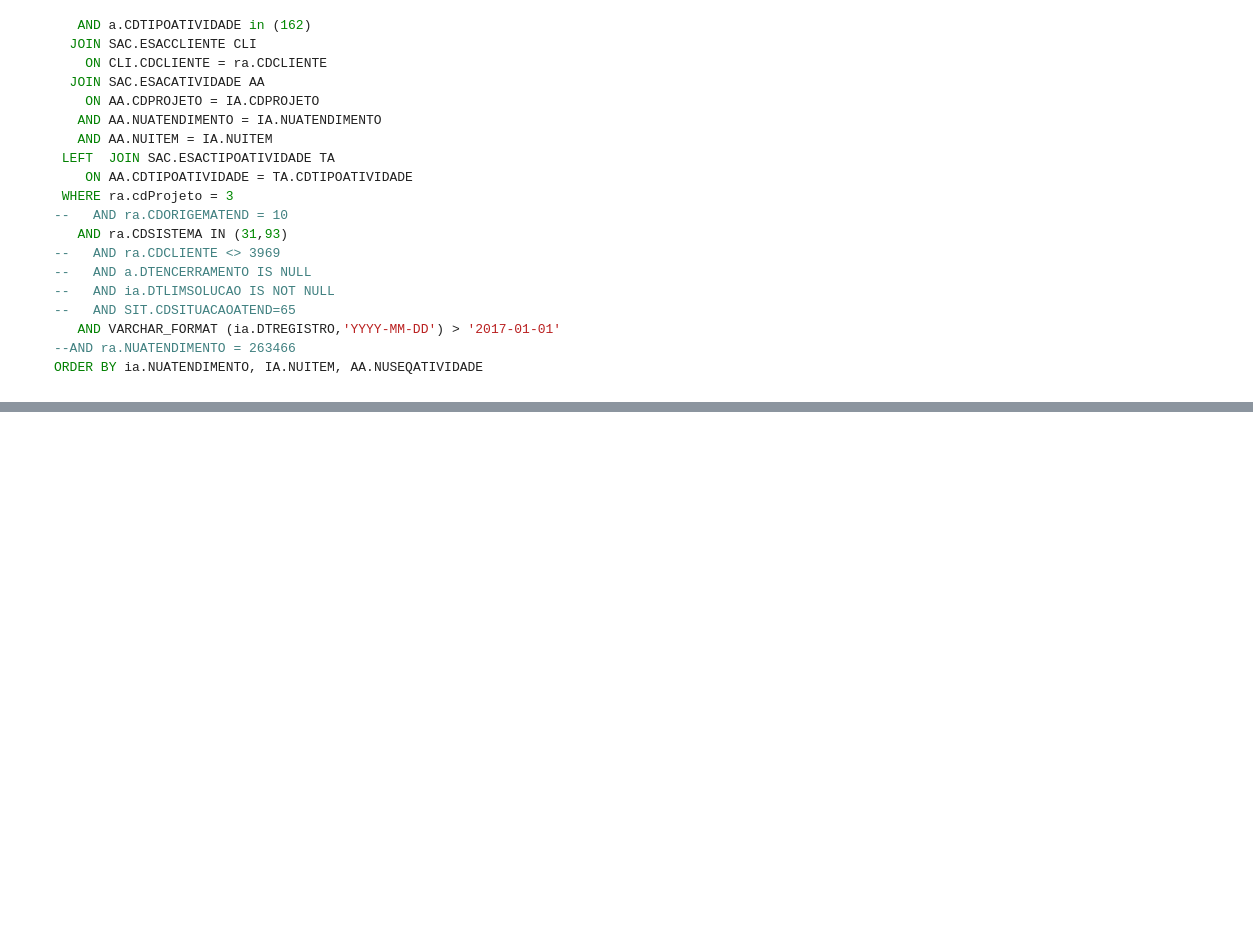
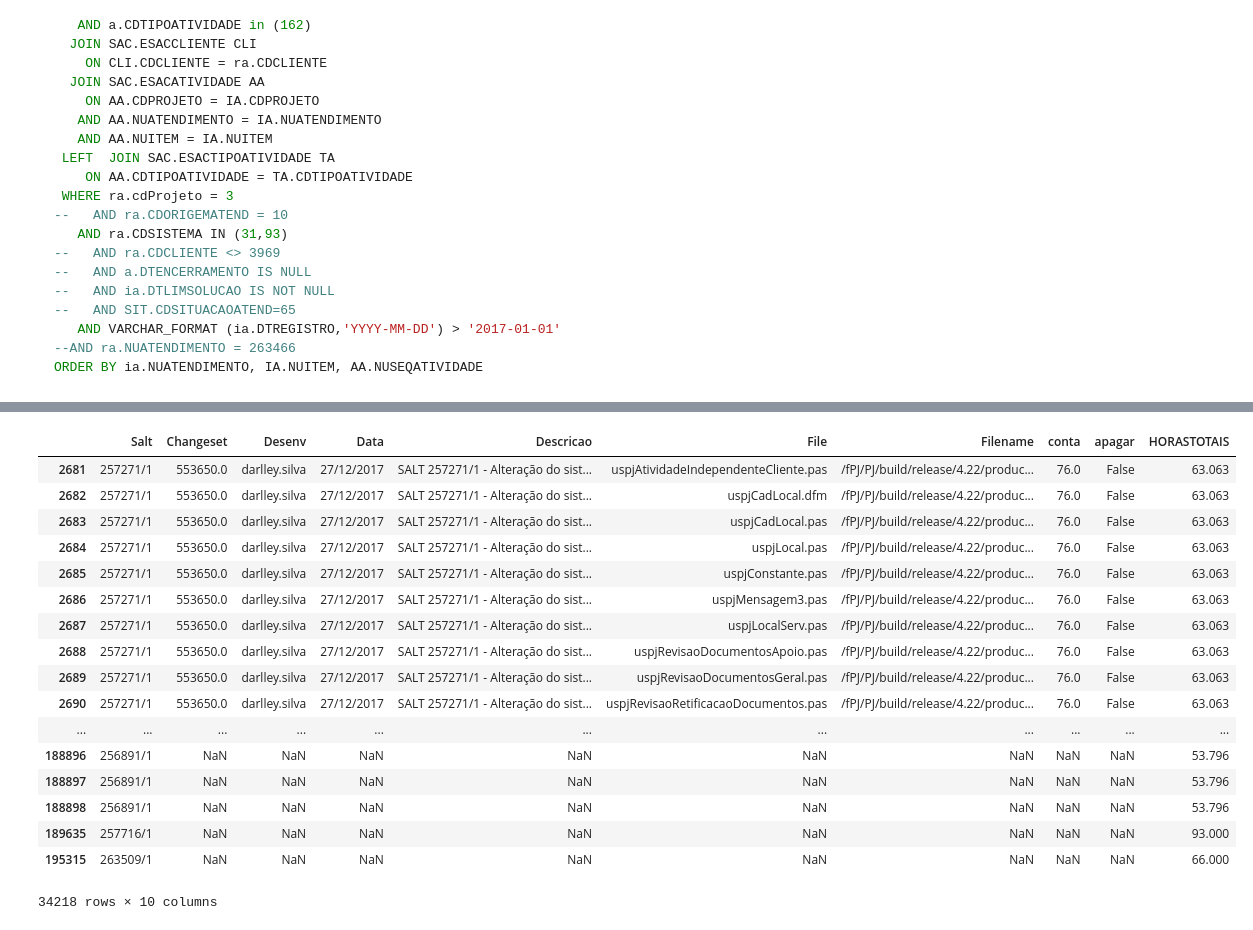
Before and after one commit to wilianselzlein/Metricas, a Jupyter notebook: Changesets.ipynb, the cells around one changed output, grey strips where cells are left out. Drawn from its saved outputs; the diff is of its cells as text; code cells hidden in the pictures; blank space fills up the shorter version.

```diff
--- a/Changesets.ipynb
+++ b/Changesets.ipynb
@@ -633 +338,7 @@ dfChangesets
+# %%
+Salts_counts = dfChangesets.Salt.value_counts()
+#Salts_uniques = dfChangesets.Salt.unique()#.to_frame()
+
+dfChangesets['conta'] = dfChangesets.Salt.apply(lambda y: 1 if y not in Salts_counts else Salts_counts[y])
+dfChangesets['apagar'] = dfChangesets.conta.apply(lambda y: True if y>1050 else False)
 # %%
@@ -636,0 +348,2 @@ dfChangesets.query('horas > 0')
+# %%
+dfChangesets = dfChangesets[dfChangesets.apagar == False]
@@ -636,0 +374,2 @@ dfChangesets.query('horas > 0')
+# %%
+dfChangesets['conta'] = dfChangesets.groupby('Salt')['Salt'].count()
@@ -637,3 +417,27 @@ dfChangesets.query('horas > 0')
+# %%
+dfSalts['Salt'] = dfSalts.SALT
+dfChangesets = dfChangesets.merge(dfSalts[['Salt','HORASTOTAIS']], how='right', on='Salt')
+# %%
+dfChangesets.query('HORASTOTAIS > 50')
+# %% [output]
+|  | Salt | Changeset | Desenv | Data | Descricao | File | Filename | conta | apagar | HORASTOTAIS |
+| 2681 | 257271/1 | 553650.0 | darlley.silva | 27/12/2017 | SALT 257271/1 - Alteração do sist... | uspjAtividadeIndependenteCliente.pas | /fPJ/PJ/build/release/4.22/produc... | 76.0 | False | 63.063 |
+| 2682 | 257271/1 | 553650.0 | darlley.silva | 27/12/2017 | SALT 257271/1 - Alteração do sist... | uspjCadLocal.dfm | /fPJ/PJ/build/release/4.22/produc... | 76.0 | False | 63.063 |
+| 2683 | 257271/1 | 553650.0 | darlley.silva | 27/12/2017 | SALT 257271/1 - Alteração do sist... | uspjCadLocal.pas | /fPJ/PJ/build/release/4.22/produc... | 76.0 | False | 63.063 |
+| 2684 | 257271/1 | 553650.0 | darlley.silva | 27/12/2017 | SALT 257271/1 - Alteração do sist... | uspjLocal.pas | /fPJ/PJ/build/release/4.22/produc... | 76.0 | False | 63.063 |
+| 2685 | 257271/1 | 553650.0 | darlley.silva | 27/12/2017 | SALT 257271/1 - Alteração do sist... | uspjConstante.pas | /fPJ/PJ/build/release/4.22/produc... | 76.0 | False | 63.063 |
+| 2686 | 257271/1 | 553650.0 | darlley.silva | 27/12/2017 | SALT 257271/1 - Alteração do sist... | uspjMensagem3.pas | /fPJ/PJ/build/release/4.22/produc... | 76.0 | False | 63.063 |
+| 2687 | 257271/1 | 553650.0 | darlley.silva | 27/12/2017 | SALT 257271/1 - Alteração do sist... | uspjLocalServ.pas | /fPJ/PJ/build/release/4.22/produc... | 76.0 | False | 63.063 |
+| 2688 | 257271/1 | 553650.0 | darlley.silva | 27/12/2017 | SALT 257271/1 - Alteração do sist... | uspjRevisaoDocumentosApoio.pas | /fPJ/PJ/build/release/4.22/produc... | 76.0 | False | 63.063 |
+| 2689 | 257271/1 | 553650.0 | darlley.silva | 27/12/2017 | SALT 257271/1 - Alteração do sist... | uspjRevisaoDocumentosGeral.pas | /fPJ/PJ/build/release/4.22/produc... | 76.0 | False | 63.063 |
+| 2690 | 257271/1 | 553650.0 | darlley.silva | 27/12/2017 | SALT 257271/1 - Alteração do sist... | uspjRevisaoRetificacaoDocumentos.pas | /fPJ/PJ/build/release/4.22/produc... | 76.0 | False | 63.063 |
+| ... | ... | ... | ... | ... | ... | ... | ... | ... | ... | ... |
+| 188896 | 256891/1 | NaN | NaN | NaN | NaN | NaN | NaN | NaN | NaN | 53.796 |
+| 188897 | 256891/1 | NaN | NaN | NaN | NaN | NaN | NaN | NaN | NaN | 53.796 |
+| 188898 | 256891/1 | NaN | NaN | NaN | NaN | NaN | NaN | NaN | NaN | 53.796 |
+| 189635 | 257716/1 | NaN | NaN | NaN | NaN | NaN | NaN | NaN | NaN | 93.000 |
+| 195315 | 263509/1 | NaN | NaN | NaN | NaN | NaN | NaN | NaN | NaN | 66.000 |
+34218 rows × 10 columns
 # %%
 # remover do changeset salts de 1inclusao de nova versao (Henrique, Ignacio)
 # criar um df salt e itens checados
```
Also changed, not shown: parts of 33 cells of this notebook.
